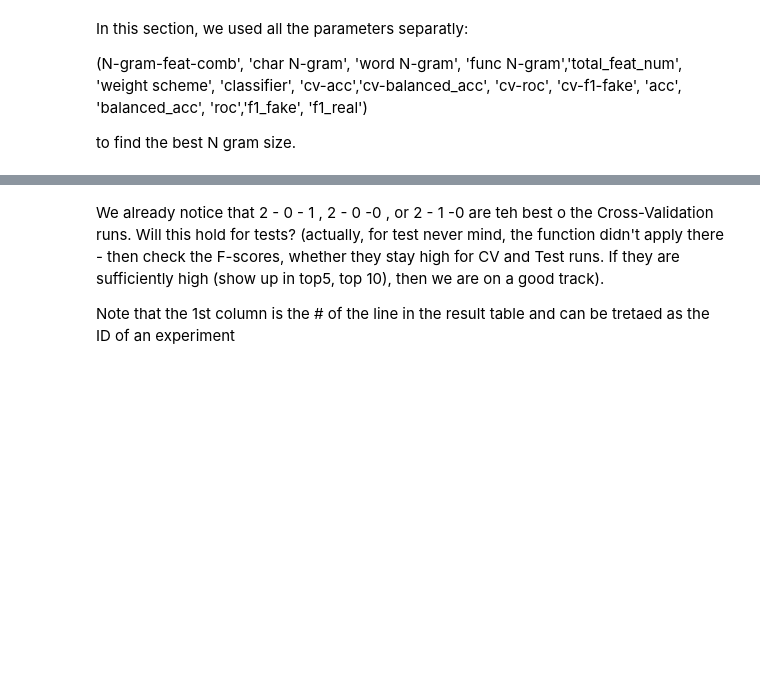
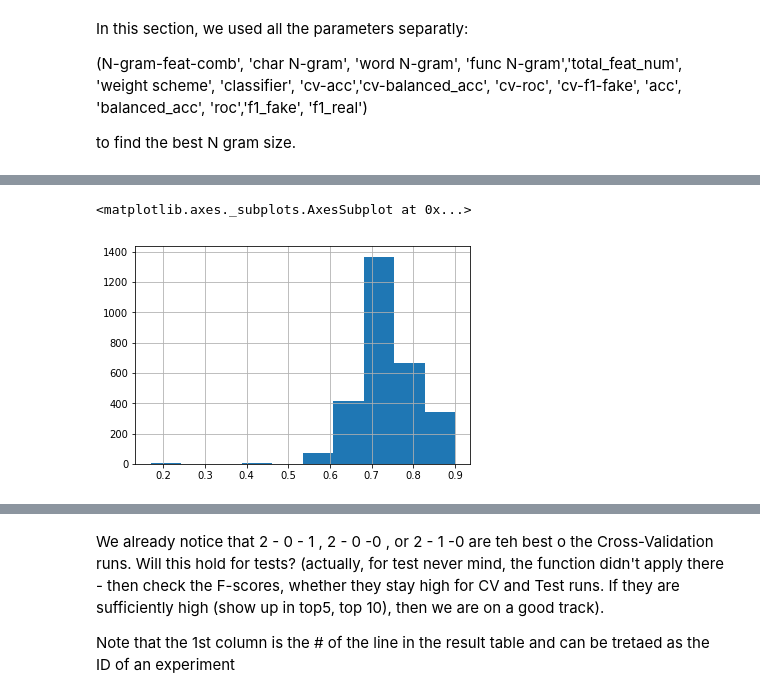
Before and after one commit to MaazAmjad/Urdu_Fake_News, a Jupyter notebook: ResultAnalysis.ipynb, the cells around one changed output, grey strips where cells are left out. Cells and saved outputs as stored; diff of their text form; code cells hidden in the pictures; blank space fills up the shorter version.

```diff
--- a/ResultAnalysis.ipynb
+++ b/ResultAnalysis.ipynb
@@ -179,0 +268,6 @@ results.nlargest(5, ['f1_real'])
+# %%
+%matplotlib inline
+results['f1_real'].hist()
+# %% [output]
+<matplotlib.axes._subplots.AxesSubplot at 0x...>
+[figure, added]
```
Also changed, not shown: parts of 29 cells of this notebook.
